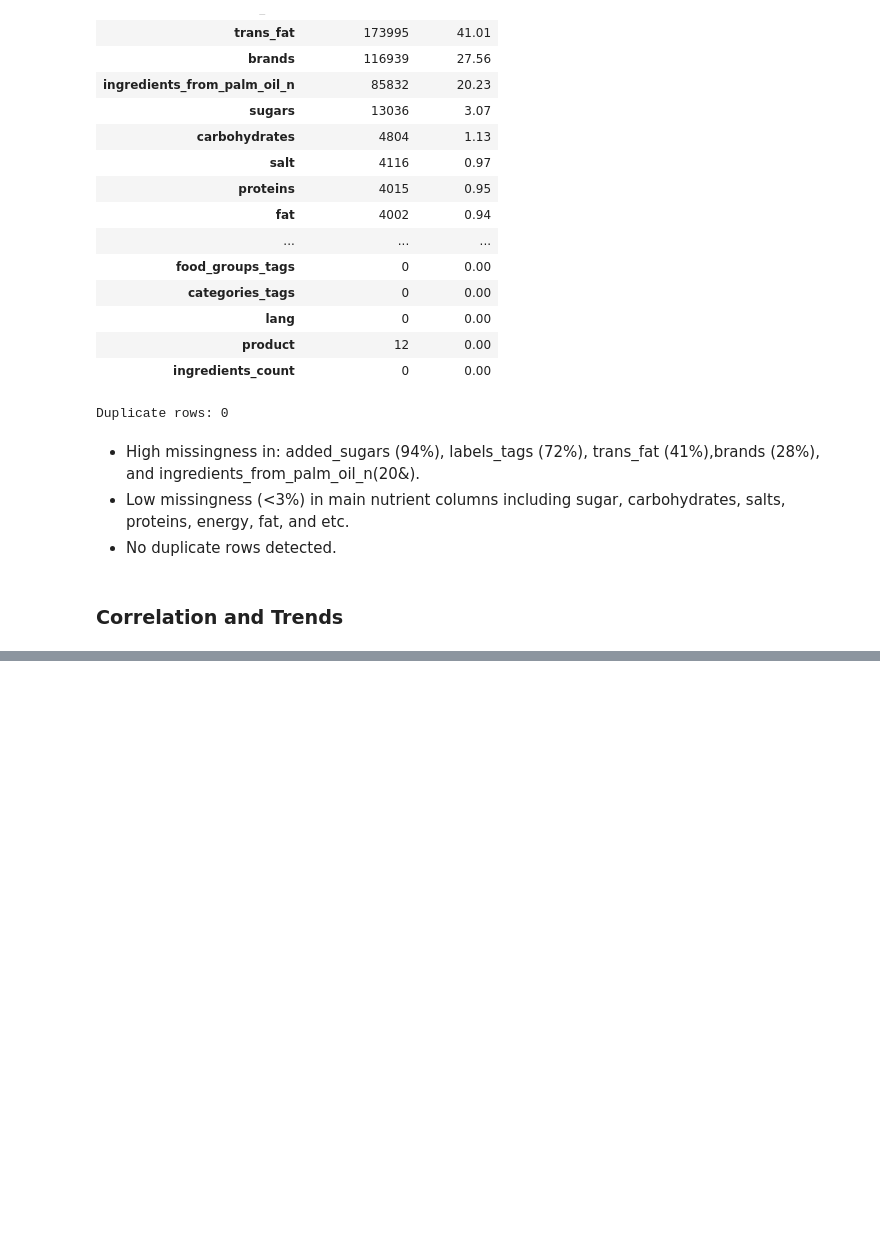
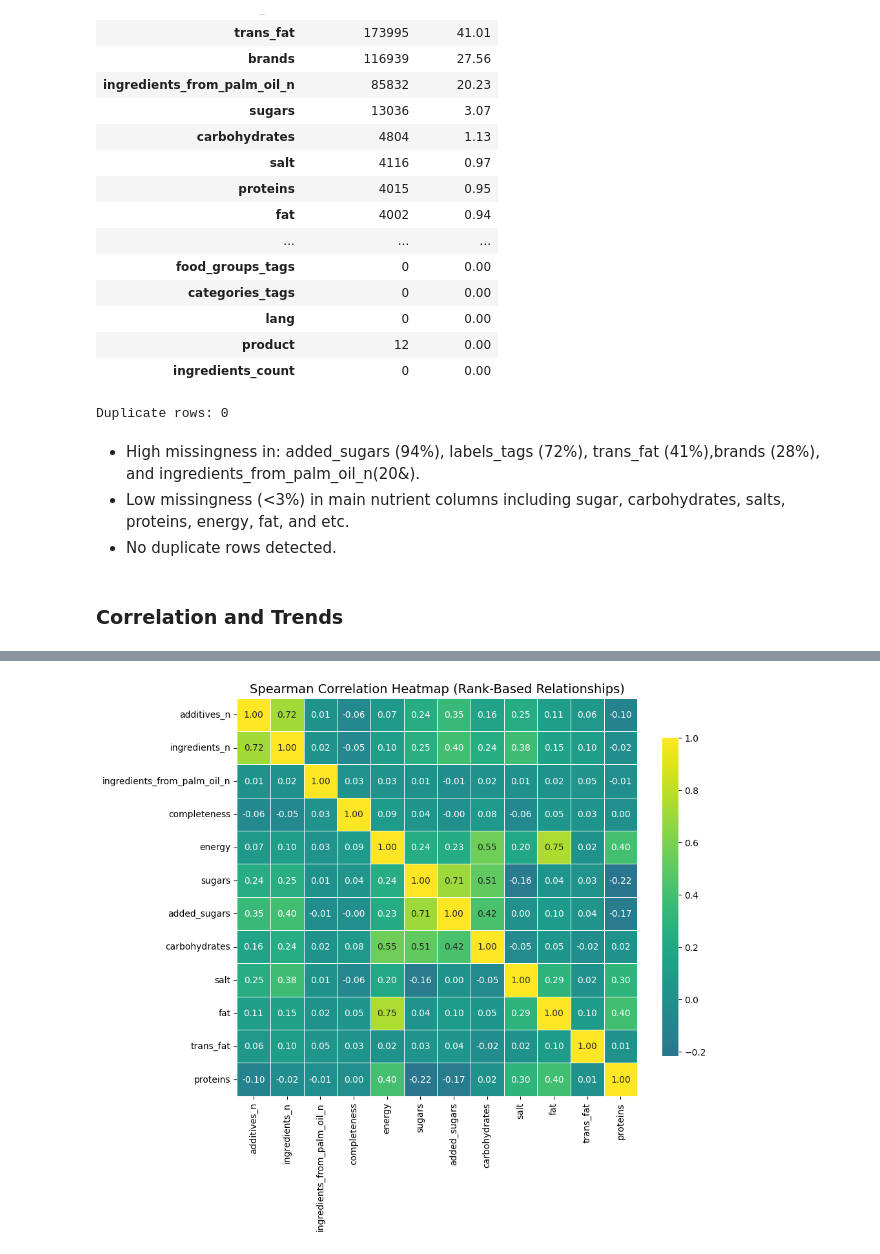
Before and after one commit to swhoyle/food-nutrition-model, a Jupyter notebook: notebooks/2_eda.ipynb, the cells around one changed output, grey strips where cells are left out. Cells and saved outputs as stored; diff of their text form; code cells hidden in the pictures; blank space fills up the shorter version.

```diff
--- a/notebooks/2_eda.ipynb
+++ b/notebooks/2_eda.ipynb
@@ -1050,0 +1107,12 @@ Duplicate rows: 0
+# %%
+# Spearman Correlation
+corr_spearman = corr_df.corr(method='spearman')
+plt.figure(figsize=(10, 8))
+sns.heatmap(
+    corr_spearman, annot=True, fmt=".2f", cmap="viridis",
+    center=0, linewidths=0.5, cbar_kws={"shrink": 0.8}
+)
+plt.title("Spearman Correlation Heatmap (Rank-Based Relationships)", fontsize=14)
+plt.show()
+# %% [output]
+[figure, added]
```
Also changed, not shown: parts of 12 cells of this notebook, 1 other file.
